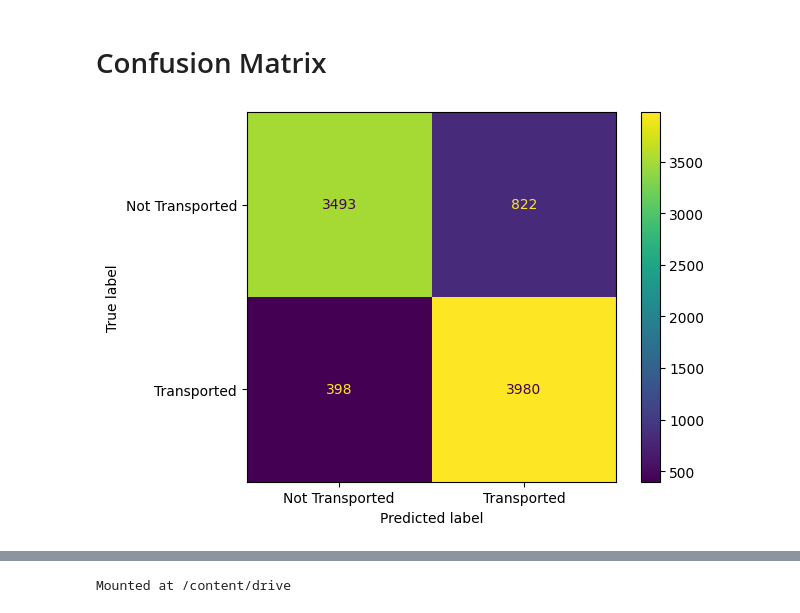
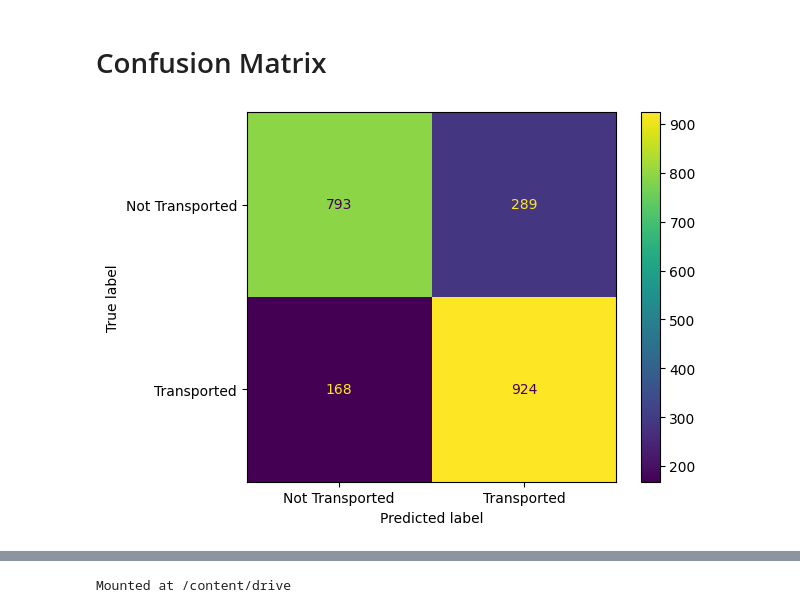
Before and after one commit to shuler7/DataMiningPublic, a Jupyter notebook: SpaceTitanic.ipynb, the cells around one changed output, grey strips where cells are left out. Drawn from its saved outputs; the diff is of its cells as text; code cells hidden in the pictures.

```diff
--- a/SpaceTitanic.ipynb
+++ b/SpaceTitanic.ipynb
@@ -64,7 +51,0 @@ clf = clf.fit(X,Y)
-# %%
-X_test = df_test[['Age','RoomService', 'FoodCourt', 'ShoppingMall', 'Spa', 'VRDeck']]
-
-# This test dataset is not labeled
-# Y_test = df_test['Transported']
-
-Y_pred = clf.predict(X_test)
@@ -77,12 +75,15 @@ Accuracy: 0.8596571954446106
 # %% [markdown]
 # Confusion Matrix
 # %%
+# View predictions accuracy
+y_pred = voting_clf.predict(X_test)
+
 from sklearn.metrics import confusion_matrix, ConfusionMatrixDisplay
-cm = confusion_matrix( Y_test, Y_pred)
+cm = confusion_matrix( y_test, y_pred)
 ConfusionMatrixDisplay( cm, display_labels=["Not Transported", "Transported"]).plot()
 tn, fp, fn, tp = cm.ravel()
 # %% [output]
-[figure, old version]
+[figure, new version]
 # %%
 # True Positive Rate Recall / Sensitivity : the proportion of the positives that were detected
 # tp / (tp + fn)
```
Also changed, not shown: parts of 32 cells of this notebook.
